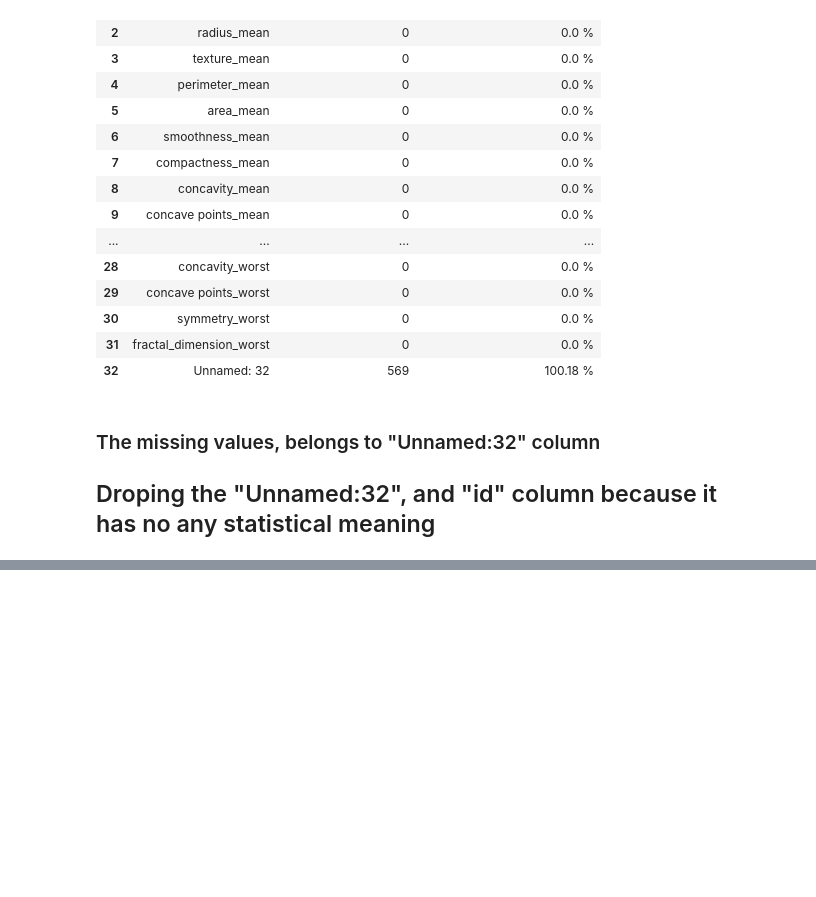
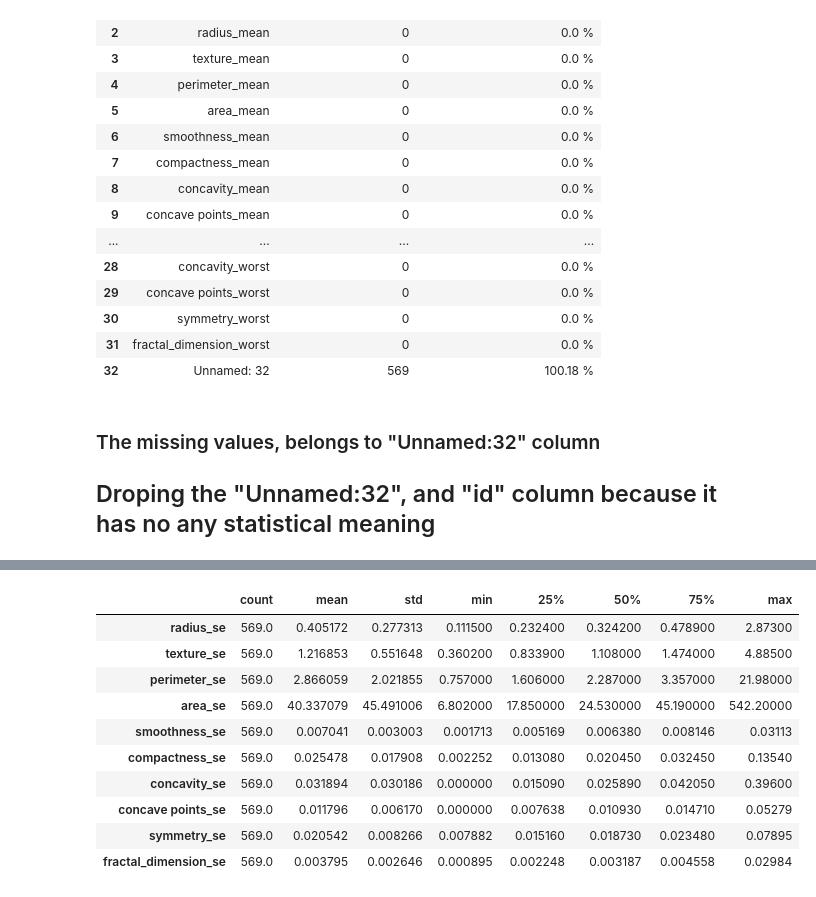
Before and after one commit to Caphace-Ethan/Breast-Cancer-Diagnosis, a Jupyter notebook: notebooks/EDA_notebook.ipynb, the cells around one changed output, grey strips where cells are left out. Saved outputs shown, nothing was run; the diff lists cells and outputs as text; code cells hidden in the pictures; blank space fills up the shorter version.

```diff
--- a/notebooks/EDA_notebook.ipynb
+++ b/notebooks/EDA_notebook.ipynb
@@ -110,0 +144,14 @@ AttributeError: 'Index' object has no attribute 'count'
+# %%
+se_columns.describe().T
+# %% [output]
+|  | count | mean | std | min | 25% | 50% | 75% | max |
+| radius_se | 569.0 | 0.405172 | 0.277313 | 0.111500 | 0.232400 | 0.324200 | 0.478900 | 2.87300 |
+| texture_se | 569.0 | 1.216853 | 0.551648 | 0.360200 | 0.833900 | 1.108000 | 1.474000 | 4.88500 |
+| perimeter_se | 569.0 | 2.866059 | 2.021855 | 0.757000 | 1.606000 | 2.287000 | 3.357000 | 21.98000 |
+| area_se | 569.0 | 40.337079 | 45.491006 | 6.802000 | 17.850000 | 24.530000 | 45.190000 | 542.20000 |
+| smoothness_se | 569.0 | 0.007041 | 0.003003 | 0.001713 | 0.005169 | 0.006380 | 0.008146 | 0.03113 |
+| compactness_se | 569.0 | 0.025478 | 0.017908 | 0.002252 | 0.013080 | 0.020450 | 0.032450 | 0.13540 |
+| concavity_se | 569.0 | 0.031894 | 0.030186 | 0.000000 | 0.015090 | 0.025890 | 0.042050 | 0.39600 |
+| concave points_se | 569.0 | 0.011796 | 0.006170 | 0.000000 | 0.007638 | 0.010930 | 0.014710 | 0.05279 |
+| symmetry_se | 569.0 | 0.020542 | 0.008266 | 0.007882 | 0.015160 | 0.018730 | 0.023480 | 0.07895 |
+| fractal_dimension_se | 569.0 | 0.003795 | 0.002646 | 0.000895 | 0.002248 | 0.003187 | 0.004558 | 0.02984 |
```
Also changed, not shown: parts of 14 cells of this notebook.
